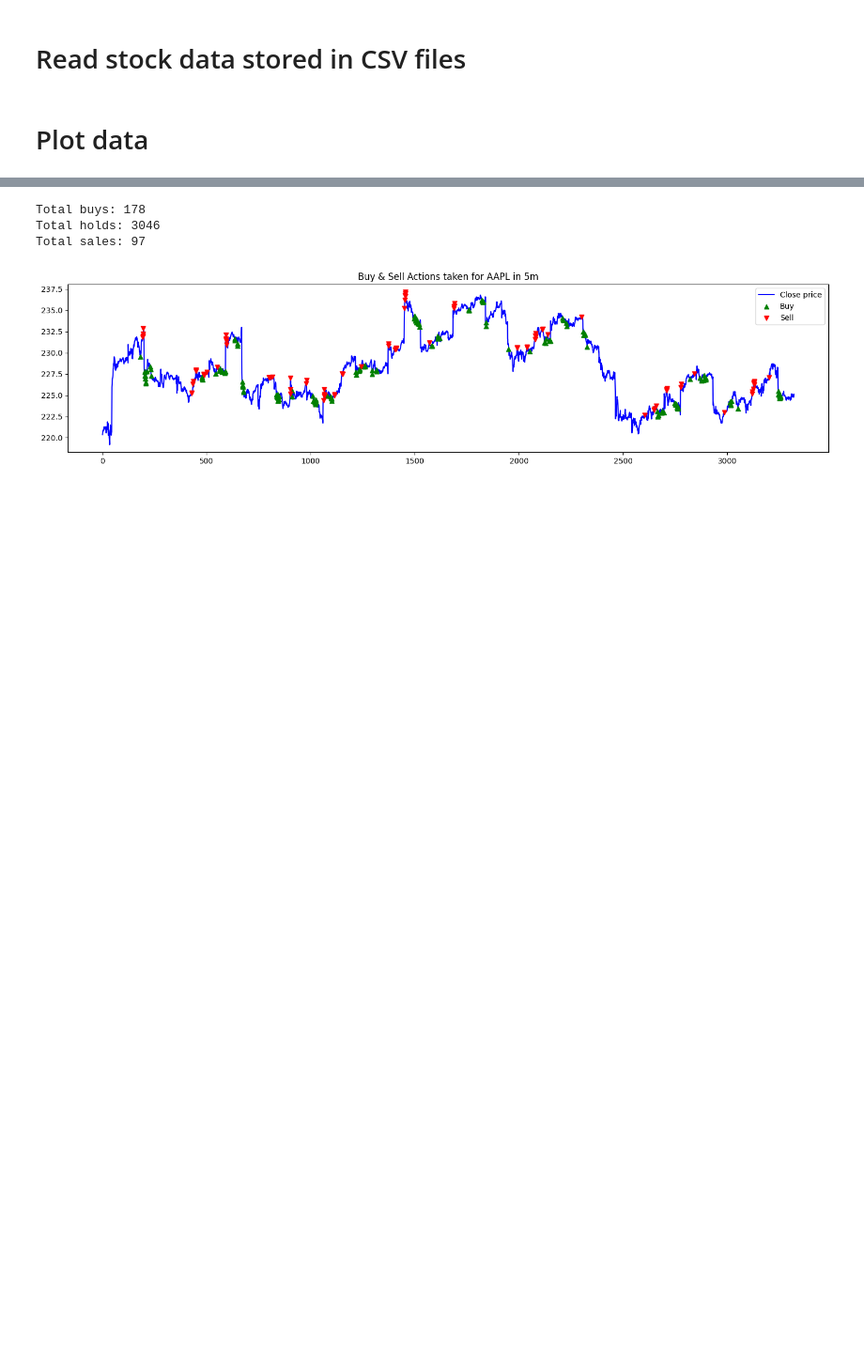
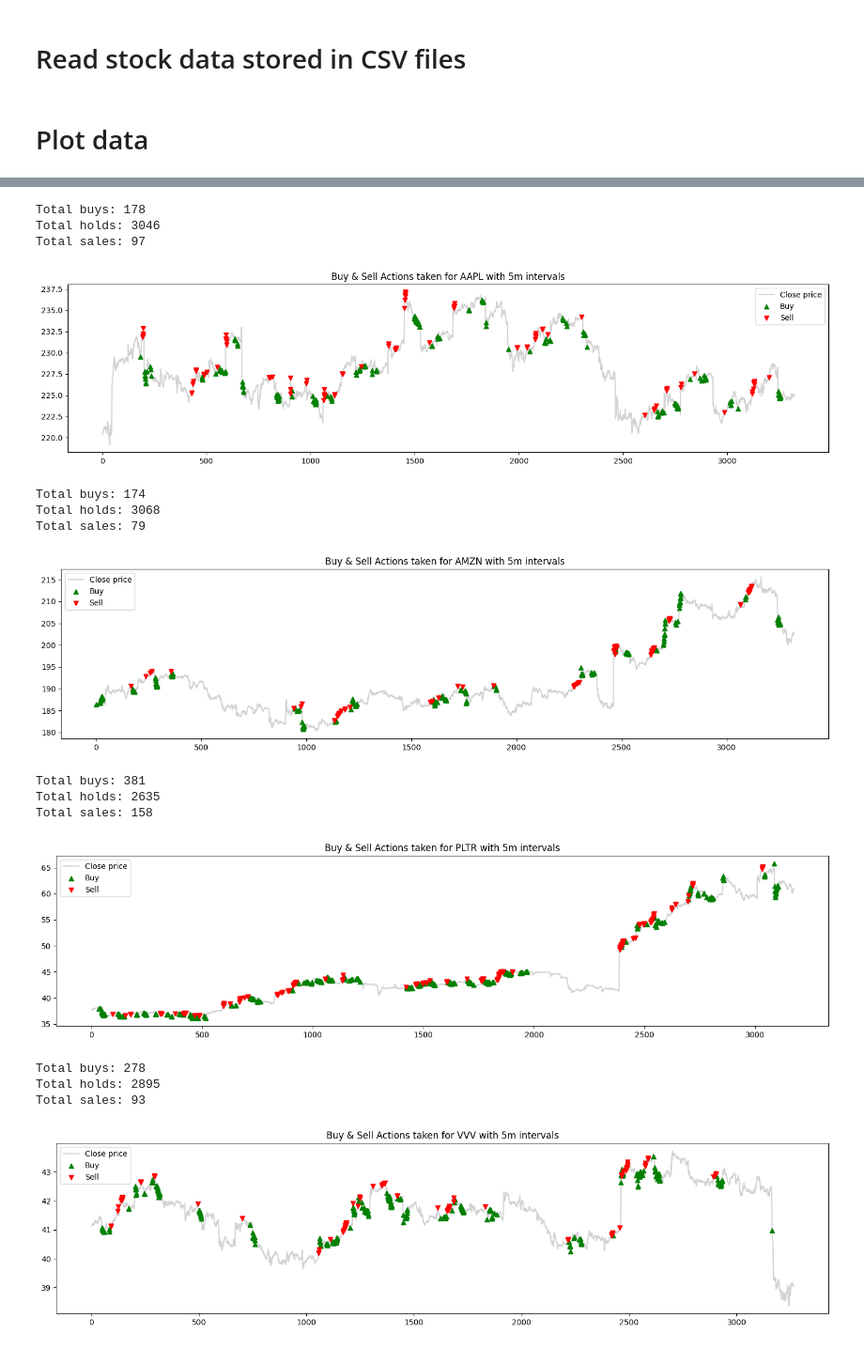
Before and after one commit to SeanMarcusJensen/ACIT4620-STOCK-FIS, a Jupyter notebook: main.ipynb, the cells around one changed output, grey strips where cells are left out. Shown at 94% size. Saved outputs shown, nothing was run; the diff lists cells and outputs as text; code cells hidden in the pictures; blank space fills up the shorter version.

```diff
--- a/main.ipynb
+++ b/main.ipynb
@@ -43,8 +32,23 @@ VVV_1D = pd.read_csv('output/1d/VVV.csv')
 # %%
-plotters.plot_buy_sell_actions(AAPL_5M, 'Buy & Sell Actions taken for AAPL in 5m')
+plotters.plot_buy_sell_actions(AAPL_5M, 'Buy & Sell Actions taken for AAPL with 5m intervals')
+plotters.plot_buy_sell_actions(AMZN_5M, 'Buy & Sell Actions taken for AMZN with 5m intervals')
+plotters.plot_buy_sell_actions(PLTR_5M, 'Buy & Sell Actions taken for PLTR with 5m intervals')
+plotters.plot_buy_sell_actions(VVV_5M, 'Buy & Sell Actions taken for VVV with 5m intervals')
 # %% [output]
 Total buys: 178
 Total holds: 3046
 Total sales: 97
-[figure, old version]
+[figure, new version]
+Total buys: 174
+Total holds: 3068
+Total sales: 79
+[figure, added]
+Total buys: 381
+Total holds: 2635
+Total sales: 158
+[figure, added]
+Total buys: 278
+Total holds: 2895
+Total sales: 93
+[figure, added]
 # %% [markdown]
```
Also changed, not shown: parts of 23 cells of this notebook, 1 other file.
